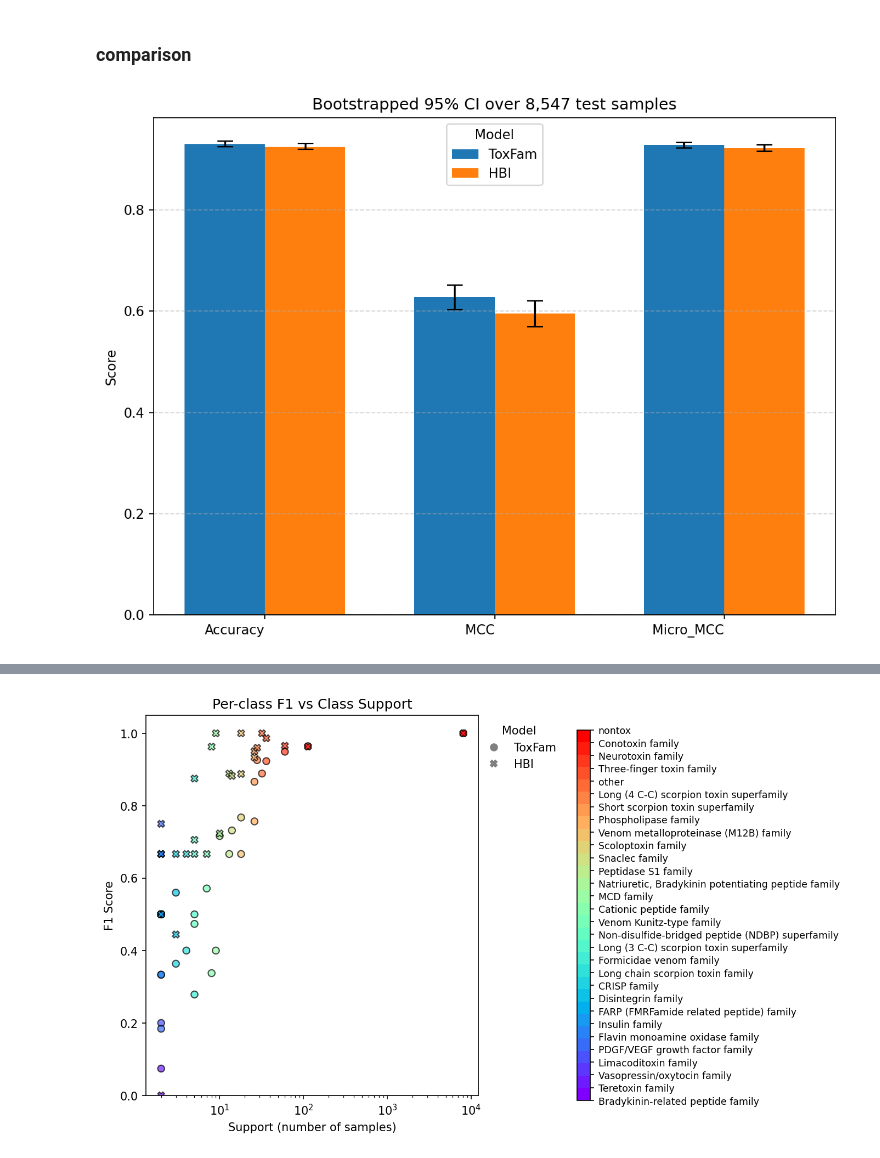
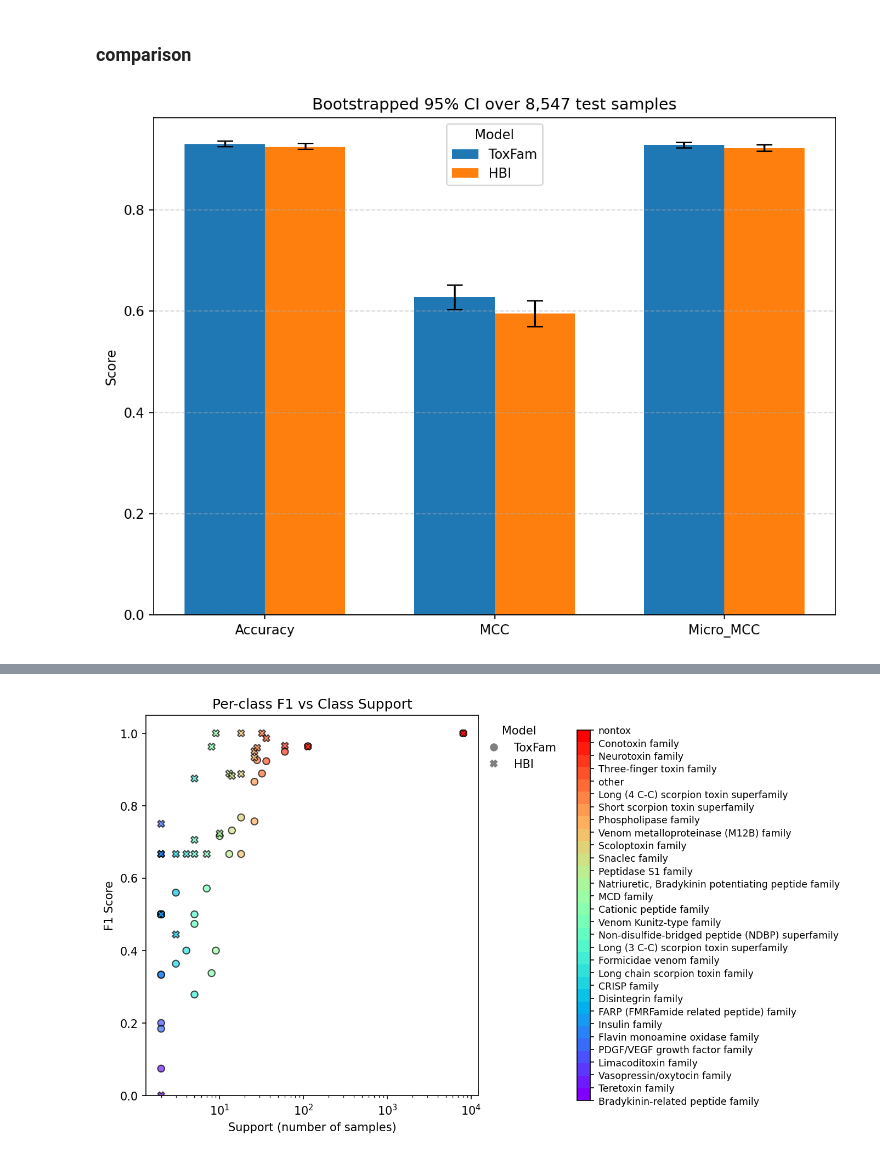
Before and after one commit to Sisistern123/ToxFam, a Jupyter notebook: benchmark/HBI/HBI.ipynb, the cells around one changed output, grey strips where cells are left out. Drawn from its saved outputs; the diff is of its cells as text; code cells hidden in the pictures.

Commit message:
centered x ticks

```diff
--- a/benchmark/HBI/HBI.ipynb
+++ b/benchmark/HBI/HBI.ipynb
@@ -346,34 +344,36 @@ means = np.array([
 ]).T
 
 # yerr shape: (2, n_models, n_metrics)
 low  = np.array([[res_tox[m][0]-res_tox[m][1],  res_hbi[m][0]-res_hbi[m][1]] for m in metrics]).T
 high = np.array([[res_tox[m][2]-res_tox[m][0],  res_hbi[m][2]-res_hbi[m][0]] for m in metrics]).T
 yerr = np.stack([low, high])
 
 # ─────────── 6) Plot ───────────
 x = np.arange(len(metrics))
 width = 0.35
 
 fig, ax = plt.subplots(figsize=(8, 6), dpi=150)
 for i, mdl in enumerate(models):
     ax.bar(
         x + i*width,
         means[i],
         width=width,
         yerr=yerr[:, i],
         capsize=6,
         label=mdl
     )
 
-ax.set_xticks(x + width/2)
-ax.set_xticklabels(metrics, ha="right")
+offset = width*(len(models)-1)/2
+ax.set_xticks(x + offset)
+ax.set_xticklabels(metrics, ha="center")
+
 ax.set_ylabel("Score")
 ax.set_title("Bootstrapped 95% CI over 8,547 test samples")
 ax.grid(axis="y", linestyle="--", alpha=0.5)
 ax.legend(title="Model")
 plt.tight_layout()
 plt.savefig("plots/overall_comparison.png")
 plt.show()
 # %% [output]
-[figure, old version]
+[figure, new version]
 # %%
```
Also changed, not shown: parts of 2 cells of this notebook, 1 other file.
